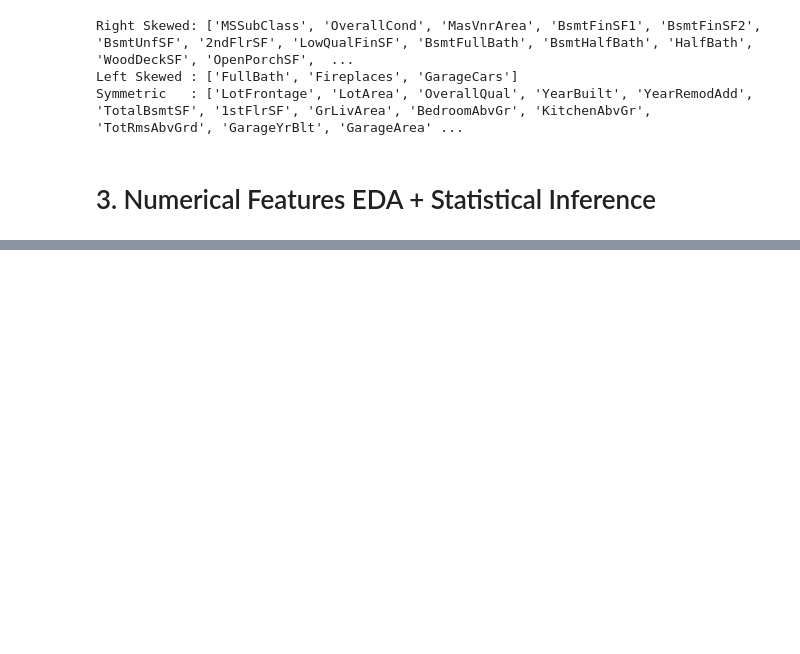
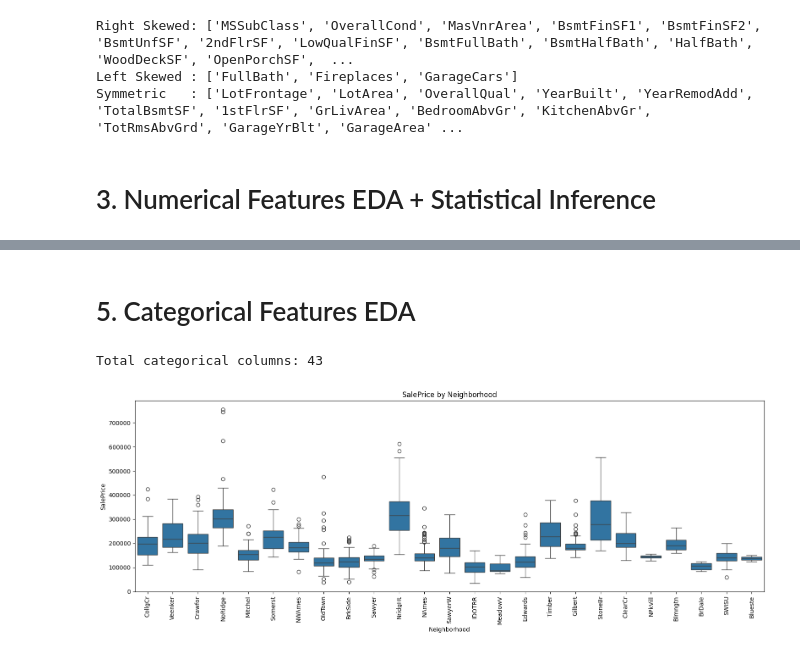
Before and after one commit to Itz-Me-Sumit/Data-Science, a Jupyter notebook: 7_Machine_Learning/1_Linear_Regression/LinearRegresionProject.ipynb, the cells around one changed output, grey strips where cells are left out. Saved outputs shown, nothing was run; the diff lists cells and outputs as text; code cells hidden in the pictures; blank space fills up the shorter version.

```diff
--- a/7_Machine_Learning/1_Linear_Regression/LinearRegresionProject.ipynb
+++ b/7_Machine_Learning/1_Linear_Regression/LinearRegresionProject.ipynb
@@ -286,0 +389,24 @@ KeyError: "['Id'] not found in axis"
+# %% [markdown]
+# 5. Categorical Features EDA
+# %%
+import matplotlib.pyplot as plt
+import seaborn as sns
+from scipy.stats import f_oneway
+import pandas as pd
+
+# STEP A: Categorical columns nikaalo
+
+cat_cols = df.select_dtypes(include=['str']).columns.tolist()
+print(f"Total categorical columns: {len(cat_cols)}")
+# %% [output]
+Total categorical columns: 43
+# %%
+# Nominal example - Neighborhood
+plt.figure(figsize=(16, 6))
+sns.boxplot(x='Neighborhood', y='SalePrice', data=df)
+plt.xticks(rotation=90)
+plt.title('SalePrice by Neighborhood')
+plt.tight_layout()
+plt.show()
+# %% [output]
+[figure, added]
```
Also changed, not shown: parts of 38 cells of this notebook, 3 other files.
